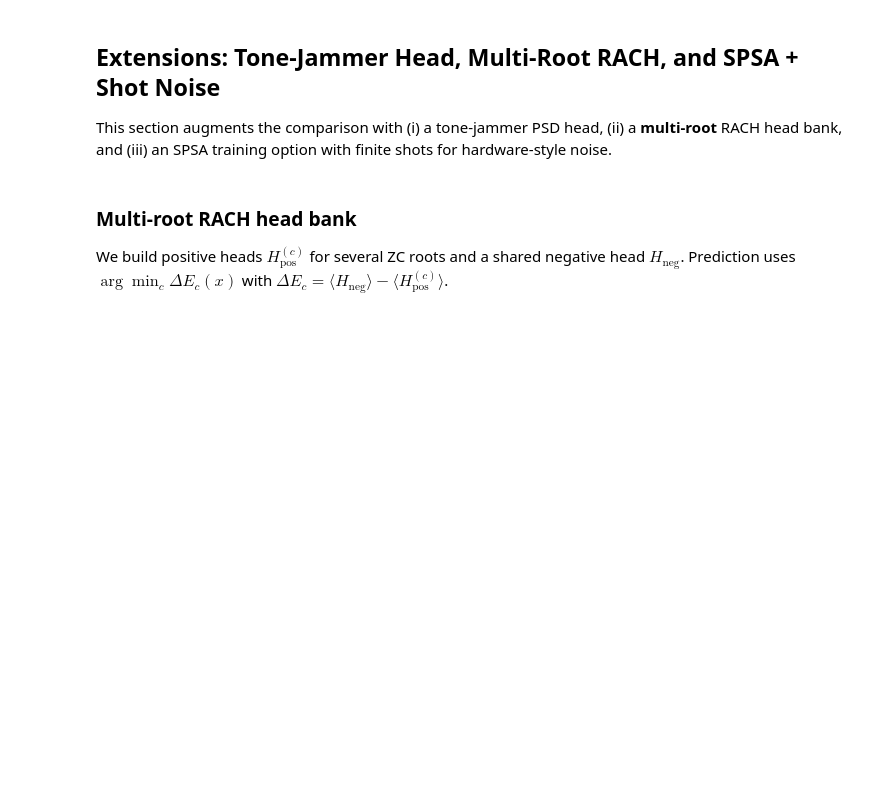
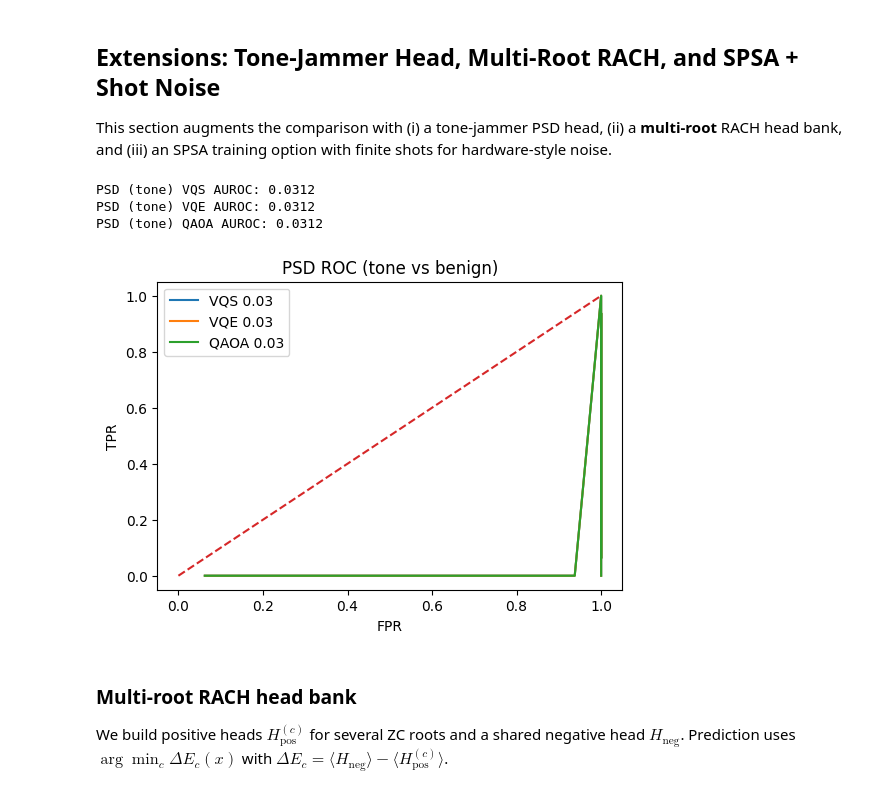
Before and after one commit to lnrdmnc/Quantum-Enhanced-Detection-Mechanisms-for-Mobile-Network-Security, a Jupyter notebook: Comparing_VQS_VQE_QAOA_RF_Security.ipynb, the cells around one changed output. Saved outputs shown, nothing was run; the diff lists cells and outputs as text; code cells hidden in the pictures; blank space fills up the shorter version.

```diff
--- a/Comparing_VQS_VQE_QAOA_RF_Security.ipynb
+++ b/Comparing_VQS_VQE_QAOA_RF_Security.ipynb
@@ -361,14 +398,26 @@ def vqs_score_batch_tone(Xb, Xt, steps=16):
     dev_tmp = qml.device('default.qubit', wires=B)
     np.random.seed(10)
     th0 = np.random.uniform(-0.1,0.1, size=2*B*2); th0 = np.array(th0, requires_grad=True)
+
+    # Define a simplified Hamiltonian for metric tensor calculation
+    # This avoids the SProd issue by only including terms with known generators
+    H_simplified = sum(qml.PauliZ(w) for w in wires)
+
     @qml.qnode(dev_tmp)
     def expH_t(th, x, H): angle_embed(x,wires); ansatz_vqe(th,2,wires); return qml.expval(H)
+
+    @qml.qnode(dev_tmp)
+    def metric_tensor_qnode(th, x):
+        angle_embed(x, wires)
+        ansatz_vqe(th, 2, wires)
+        return qml.expval(H_simplified) # Use simplified Hamiltonian here
+
     def step(x, th, H, dt=0.05, lam=1e-3):
-        def f(th): return expH_t(th, x, H)
-        M = np.diag(qml.metric_tensor(f, approx='diag')(th))
-        V = qml.grad(f)(th)
+        M = np.diag(qml.metric_tensor(metric_tensor_qnode, approx='diag')(th, x))
+        V = qml.grad(lambda t: expH_t(t, x, H))(th)
         thdot = np.linalg.solve(M + lam*np.eye(len(M)), V)
         return th + dt*thdot
+
     th=th0.copy(); xb_mean = S_b_tr_t.mean(axis=0)
     for _ in range(8): th = step(xb_mean, th, H_b_t)
     def dE(x):
@@ -403,33 +452,38 @@ psd_vqe_b_t = base_np.array([dE_vqe_t(x) for x in S_b_val_t])
 psd_vqe_t   = base_np.array([dE_vqe_t(x) for x in S_t_val])
 auc_vqe_t, fpr_vqe_t, tpr_vqe_t = auroc(psd_vqe_t, psd_vqe_b_t)
 print('PSD (tone) VQE AUROC:', round(auc_vqe_t,4))
 
 # QAOA tone scoring
 dev_q_t = qml.device('default.qubit', wires=B); p_t=2
 @qml.qnode(dev_q_t)
 def eQ(params, x, H):
     gam=params[:p_t]; bet=params[p_t:2*p_t]
     angle_embed(x,wires); qaoa_block(gam,bet,H,wires); return qml.expval(H)
 def Lq(params, Xb, Xt, margin=0.15):
     Eb = np.mean(np.stack([eQ(params,x,H_b_t) for x in Xb]))
     Et = np.mean(np.stack([eQ(params,x,H_t) for x in Xt]))
     return Eb + qml.math.maximum(0.0, margin - (Et - Eb))
 np.random.seed(12)
 params_t = np.random.uniform(-0.1,0.1, size=2*p_t)
 opt_t = qml.AdamOptimizer(stepsize=0.05)
 for s in range(40):
     i=(s*8)%48; Xb=S_b_tr_t[i:i+8]; Xt=S_t_tr[i:i+8]
     params_t,_ = opt_t.step_and_cost(lambda pr: Lq(pr,Xb,Xt), params_t)
 def dE_q_t(x): return float(eQ(params_t, x, H_t) - eQ(params_t, x, H_b_t))
 psd_q_b_t = base_np.array([dE_q_t(x) for x in S_b_val_t])
 psd_q_t   = base_np.array([dE_q_t(x) for x in S_t_val])
 auc_q_t, fpr_q_t, tpr_q_t = auroc(psd_q_t, psd_q_b_t)
 print('PSD (tone) QAOA AUROC:', round(auc_q_t,4))
 
 plt.figure(figsize=(6,4)); plt.plot(fpr_vqs_t, tpr_vqs_t, label=f'VQS {auc_vqs_t:.2f}')
 plt.plot(fpr_vqe_t, tpr_vqe_t, label=f'VQE {auc_vqe_t:.2f}')
 plt.plot(fpr_q_t,   tpr_q_t,   label=f'QAOA {auc_q_t:.2f}')
 plt.plot([0,1],[0,1],'--'); plt.xlabel('FPR'); plt.ylabel('TPR'); plt.title('PSD ROC (tone vs benign)'); plt.legend(); plt.show()
+# %% [output]
+PSD (tone) VQS AUROC: 0.0312
+PSD (tone) VQE AUROC: 0.0312
+PSD (tone) QAOA AUROC: 0.0312
+[figure, added]
 # %% [markdown]
 ### Multi-root RACH head bank
 We build positive heads $H_{\text{pos}}^{(c)}$ for several ZC roots and a shared negative head $H_{\text{neg}}$.
```
Also changed, not shown: parts of 10 cells of this notebook.
